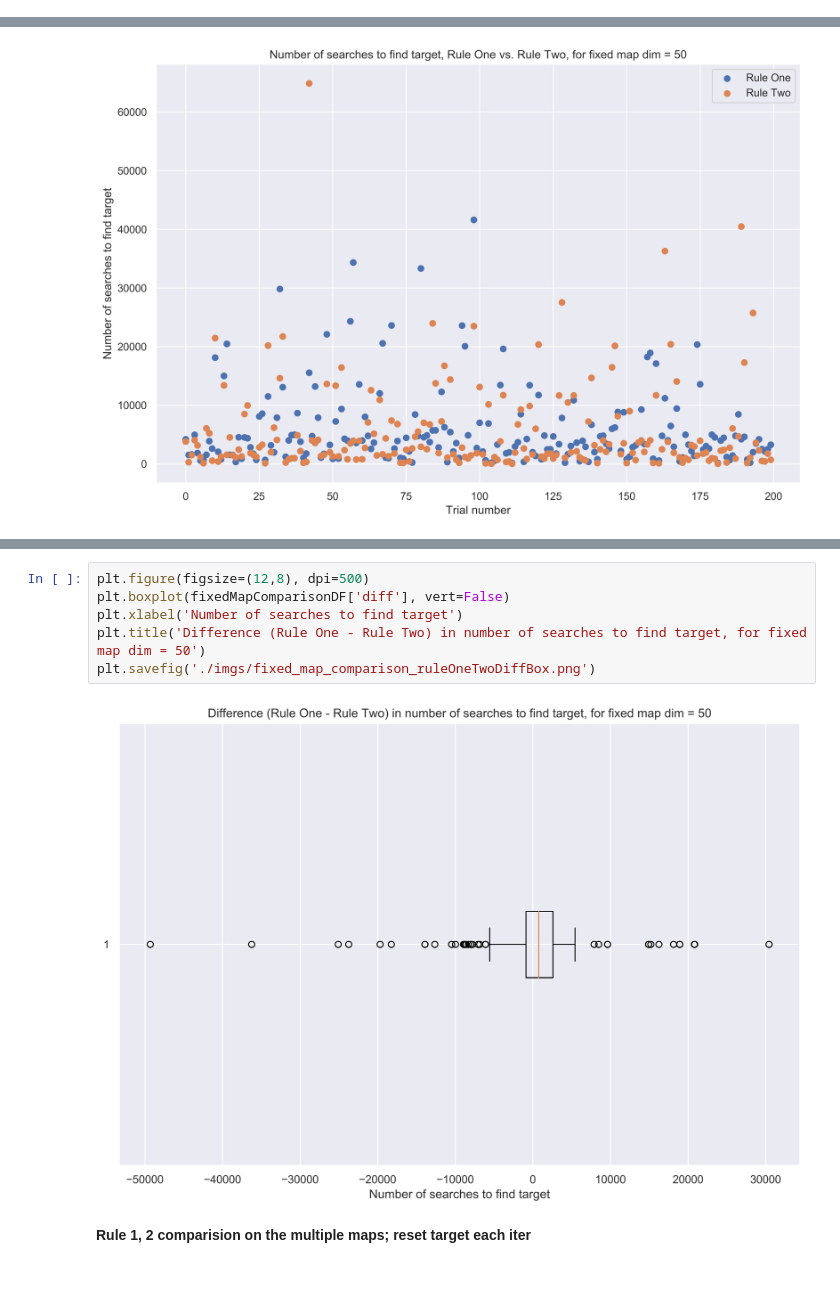
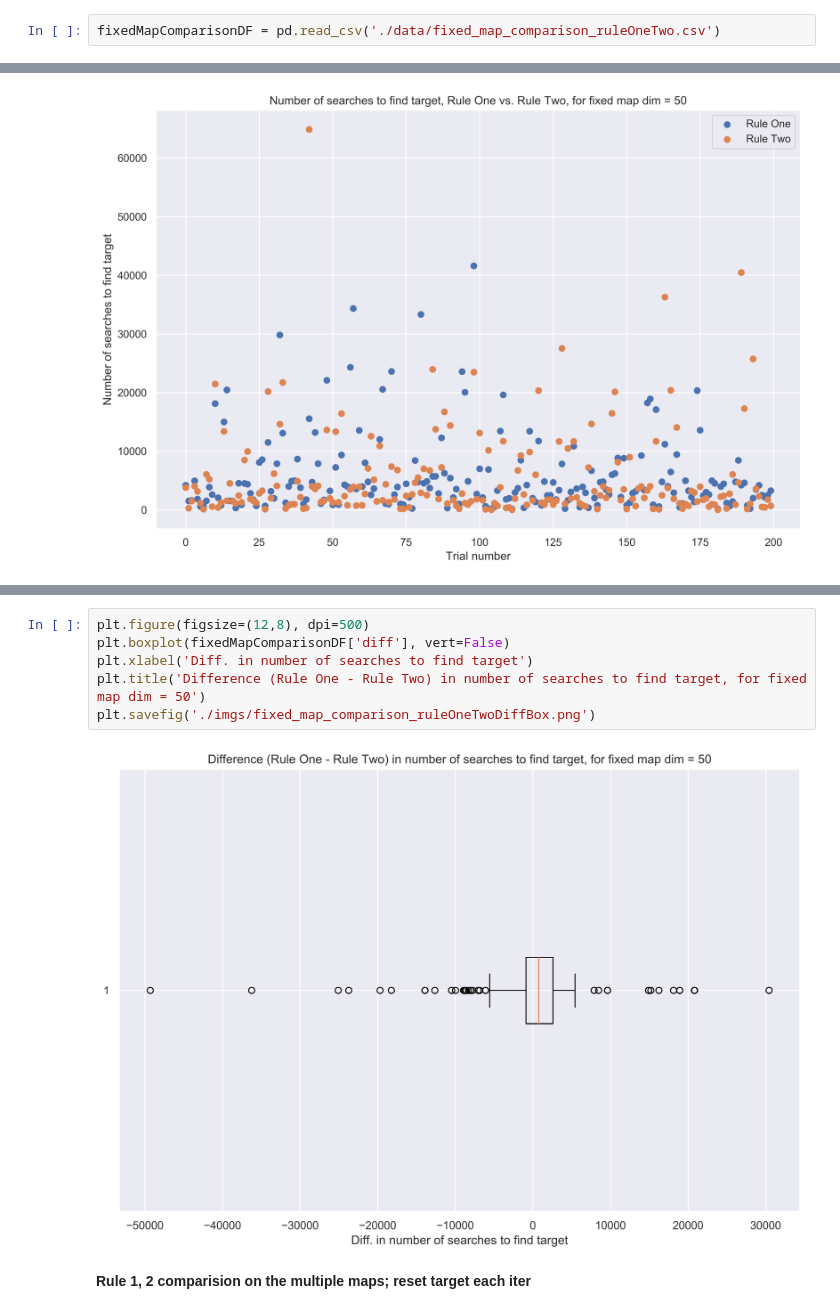
Before and after one commit to rohan98-107/AI520, a Jupyter notebook: Assignment3/scratchpad.ipynb, the cells around one changed output, grey strips where cells are left out. Saved outputs shown, nothing was run; the diff lists cells and outputs as text; blank space fills up the shorter version.

```diff
--- a/Assignment3/scratchpad.ipynb
+++ b/Assignment3/scratchpad.ipynb
@@ -69,5 +71,7 @@ Name: diff, dtype: float64
 # %%
 fixedMapComparisonDF.to_csv('./data/fixed_map_comparison_ruleOneTwo.csv')
+# %%
+fixedMapComparisonDF = pd.read_csv('./data/fixed_map_comparison_ruleOneTwo.csv')
 # %%
 plt.figure(figsize=(12,8), dpi=500)
 plt.scatter(fixedMapComparisonDF.index, fixedMapComparisonDF['RuleOne'])
@@ -91,11 +95,11 @@ plt.savefig('./imgs/fixed_map_comparison_ruleOneTwoDiff.png')
 # %%
 plt.figure(figsize=(12,8), dpi=500)
 plt.boxplot(fixedMapComparisonDF['diff'], vert=False)
-plt.xlabel('Number of searches to find target')
+plt.xlabel('Diff. in number of searches to find target')
 plt.title('Difference (Rule One - Rule Two) in number of searches to find target, for fixed map dim = 50')
 plt.savefig('./imgs/fixed_map_comparison_ruleOneTwoDiffBox.png')
 # %% [output]
-[figure, old version]
+[figure, new version]
 # %% [markdown]
 **Rule 1, 2 comparision on the multiple maps; reset target each iter**
 # %%
```
Also changed, not shown: parts of 11 cells of this notebook, 10 other files.
